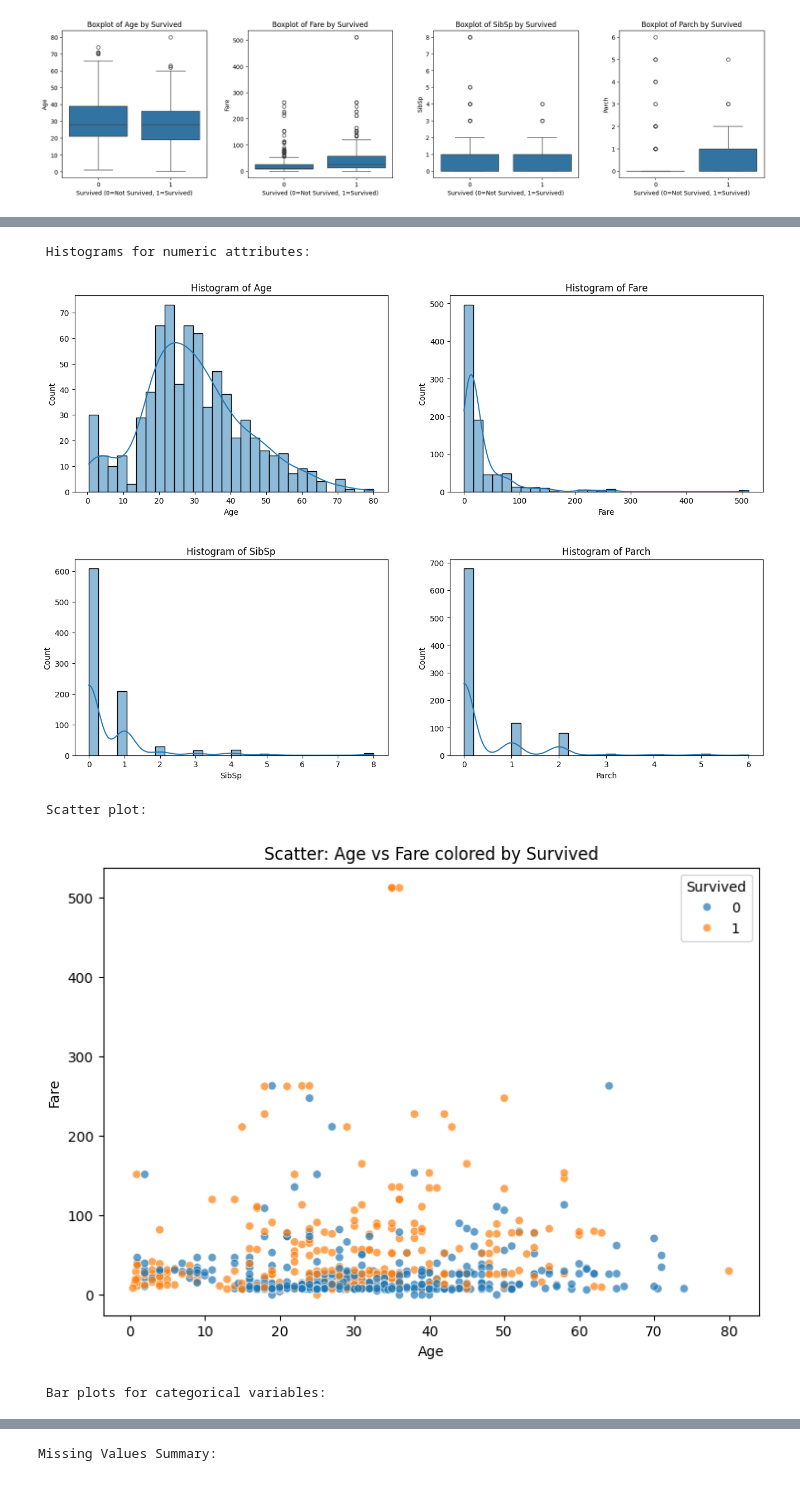
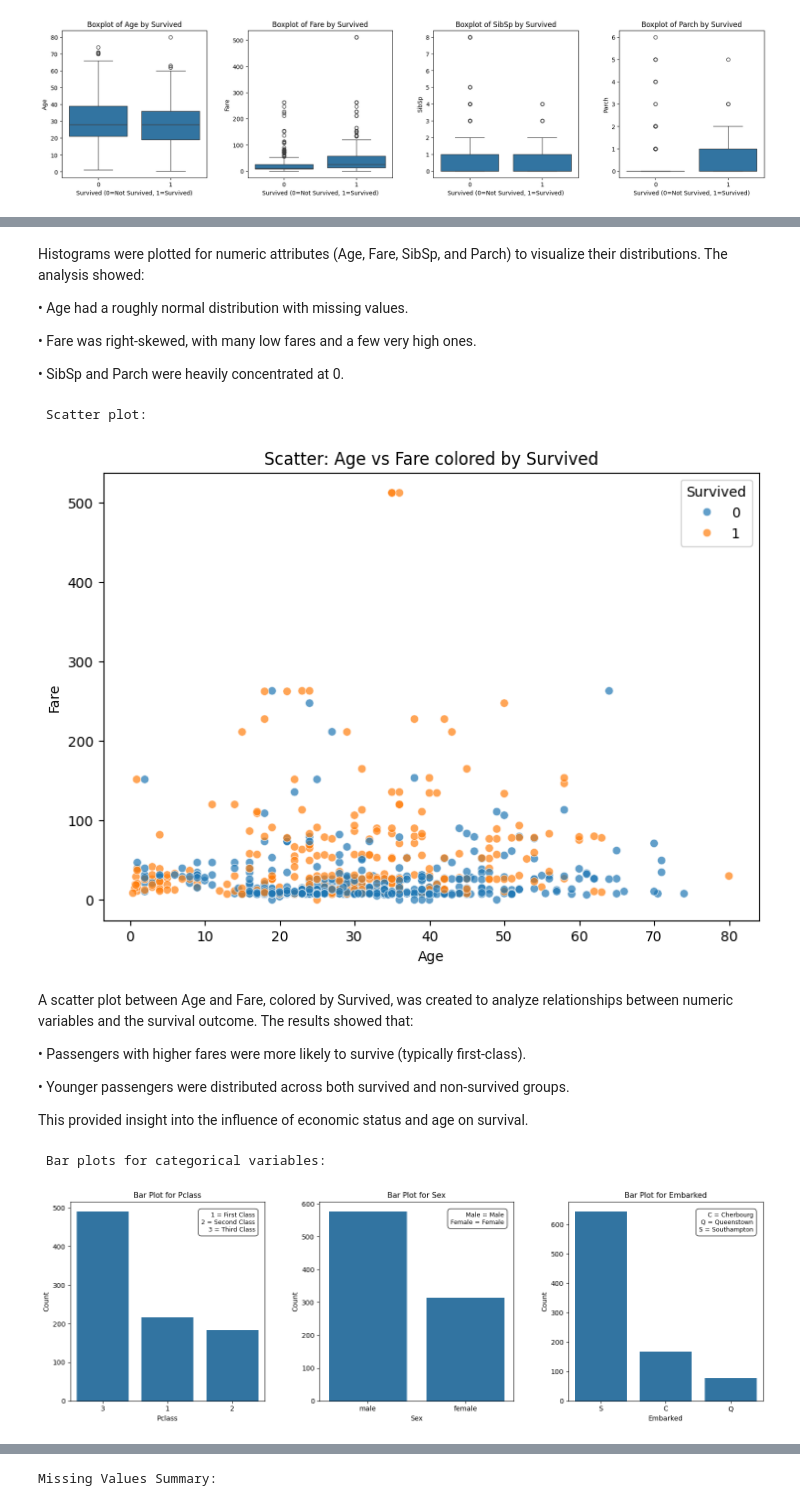
Before and after one commit to Leenasmk3/IT326-DataMining-Project, a Jupyter notebook: Phase2.ipynb, the cells around one changed output, grey strips where cells are left out. Cells and saved outputs as stored; diff of their text form; code cells hidden in the pictures.

```diff
--- a/Phase2.ipynb
+++ b/Phase2.ipynb
@@ -142,58 +173,64 @@ plt.show()
+# %% [markdown]
+Histograms were plotted for numeric attributes (Age, Fare, SibSp, and Parch) to visualize their distributions.
+The analysis showed:
+
+ • Age had a roughly normal distribution with missing values.
+
+ • Fare was right-skewed, with many low fares and a few very high ones.
+
+ • SibSp and Parch were heavily concentrated at 0.
+# %%
+# Scatter plot: Age vs Fare
+print("\n Scatter plot: \n")
+if set(['Age','Fare','Survived']).issubset(df.columns):
+    plt.figure(figsize=(8,6))
+    sns.scatterplot(data=df, x='Age', y='Fare', hue='Survived', alpha=0.7)
+    plt.title('Scatter: Age vs Fare colored by Survived')
+    plt.tight_layout(pad=3)
+    plt.show()
+# %% [output]
+ Scatter plot:
+[figure, added]
+# %% [markdown]
+A scatter plot between Age and Fare, colored by Survived, was created to analyze relationships between numeric variables and the survival outcome.
+The results showed that:
+
+ • Passengers with higher fares were more likely to survive (typically first-class).
+
+ • Younger passengers were distributed across both survived and non-survived groups.
+
+This provided insight into the influence of economic status and age on survival.
 # %%
-# Histograms for numeric attributes
-print("\n Histograms for numeric attributes: \n")
-numeric_cols = ['Age','Fare','SibSp','Parch']
-fig, axes = plt.subplots(2, 2, figsize=(14, 10))
-axes = axes.flatten()
-for i, col in enumerate(numeric_cols):
-    sns.histplot(df[col], bins=30, kde=True, ax=axes[i])
-    axes[i].set_title(f'Histogram of {col}')
-plt.tight_layout(pad=4)
-plt.show()
-
-# Scatter plot: Age vs Fare
-print("\n Scatter plot: \n")
-if set(['Age','Fare','Survived']).issubset(df.columns):
-    plt.figure(figsize=(8,6))
-    sns.scatterplot(data=df, x='Age', y='Fare', hue='Survived', alpha=0.7)
-    plt.title('Scatter: Age vs Fare colored by Survived')
-    plt.tight_layout(pad=3)
-    plt.show()
-
 # Bar plots for categorical variables
 print("\n Bar plots for categorical variables: \n")
 
-cat_cols = ['Pclass', 'Sex', 'Embarked', 'Survived']
-fig, axes = plt.subplots(2, 2, figsize=(14, 10))
+cat_cols = ['Pclass', 'Sex', 'Embarked']
+fig, axes = plt.subplots(1, 3, figsize=(15, 5))
 axes = axes.flatten()
 value_labels = {
-    'Survived': '0 = Not Survived\n1 = Survived',
     'Pclass': '1 = First Class\n2 = Second Class\n3 = Third Class',
     'Sex': 'Male = Male\nFemale = Female',
     'Embarked': 'C = Cherbourg\nQ = Queenstown\nS = Southampton'
 }
 for i, col in enumerate(cat_cols):
     sns.countplot(data=df, x=col, order=df[col].value_counts().index, ax=axes[i])
     axes[i].set_title(f'Bar Plot for {col}', fontsize=11)
     axes[i].set_xlabel(col)
     axes[i].set_ylabel('Count')
 
     #explanation box
     axes[i].text(
         0.95, 0.95,
         value_labels[col],
         transform=axes[i].transAxes,
         fontsize=9,
         verticalalignment='top',
         horizontalalignment='right',
         bbox=dict(facecolor='white', alpha=0.8, edgecolor='black', boxstyle='round,pad=0.5')
     )
 
 plt.tight_layout(w_pad=4, h_pad=4)
 plt.show()
 # %% [output]
- Histograms for numeric attributes:
+ Bar plots for categorical variables:
-[figure, old version]
+[figure, new version]
- Scatter plot:
-[figure, removed]
- Bar plots for categorical variables:
```
Also changed, not shown: parts of 13 cells of this notebook.
